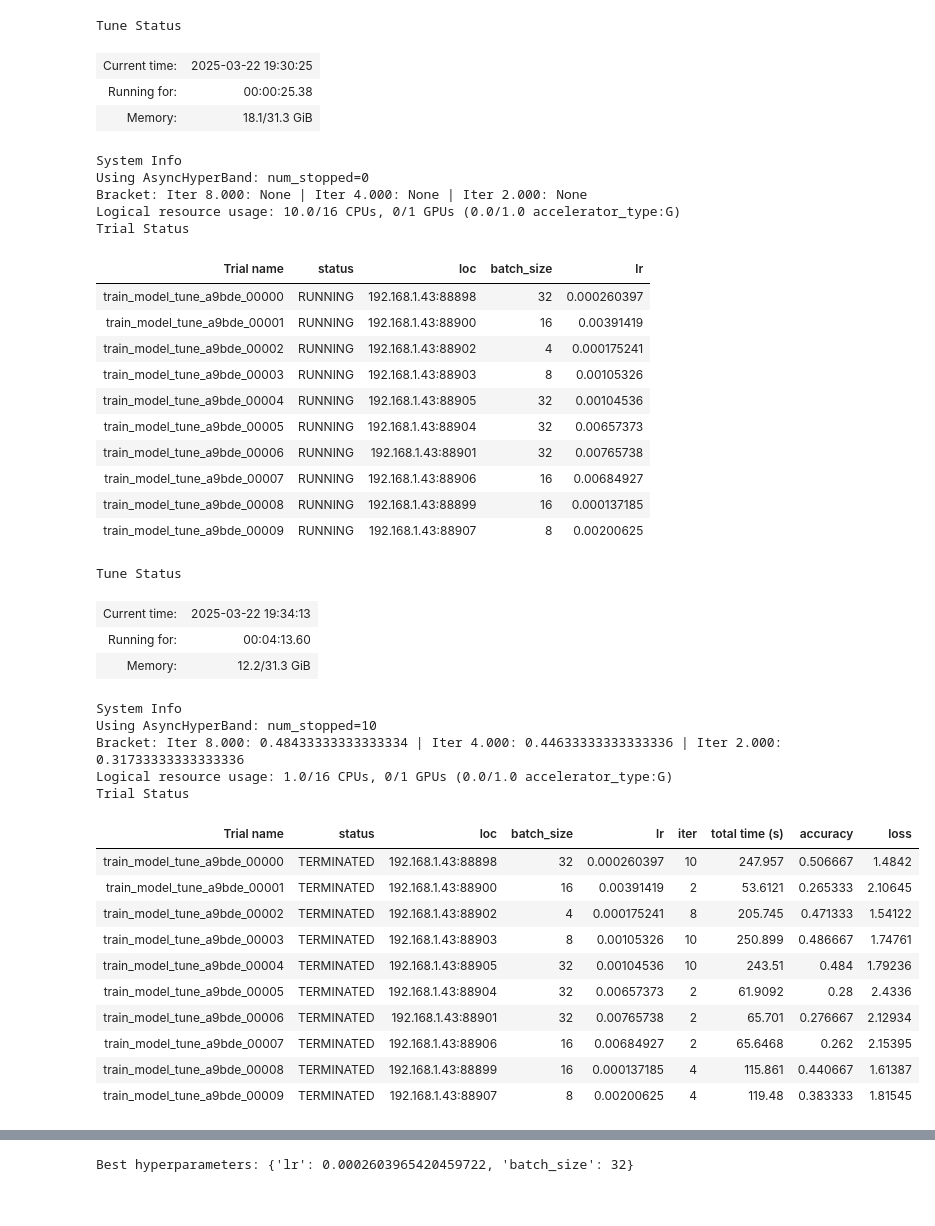
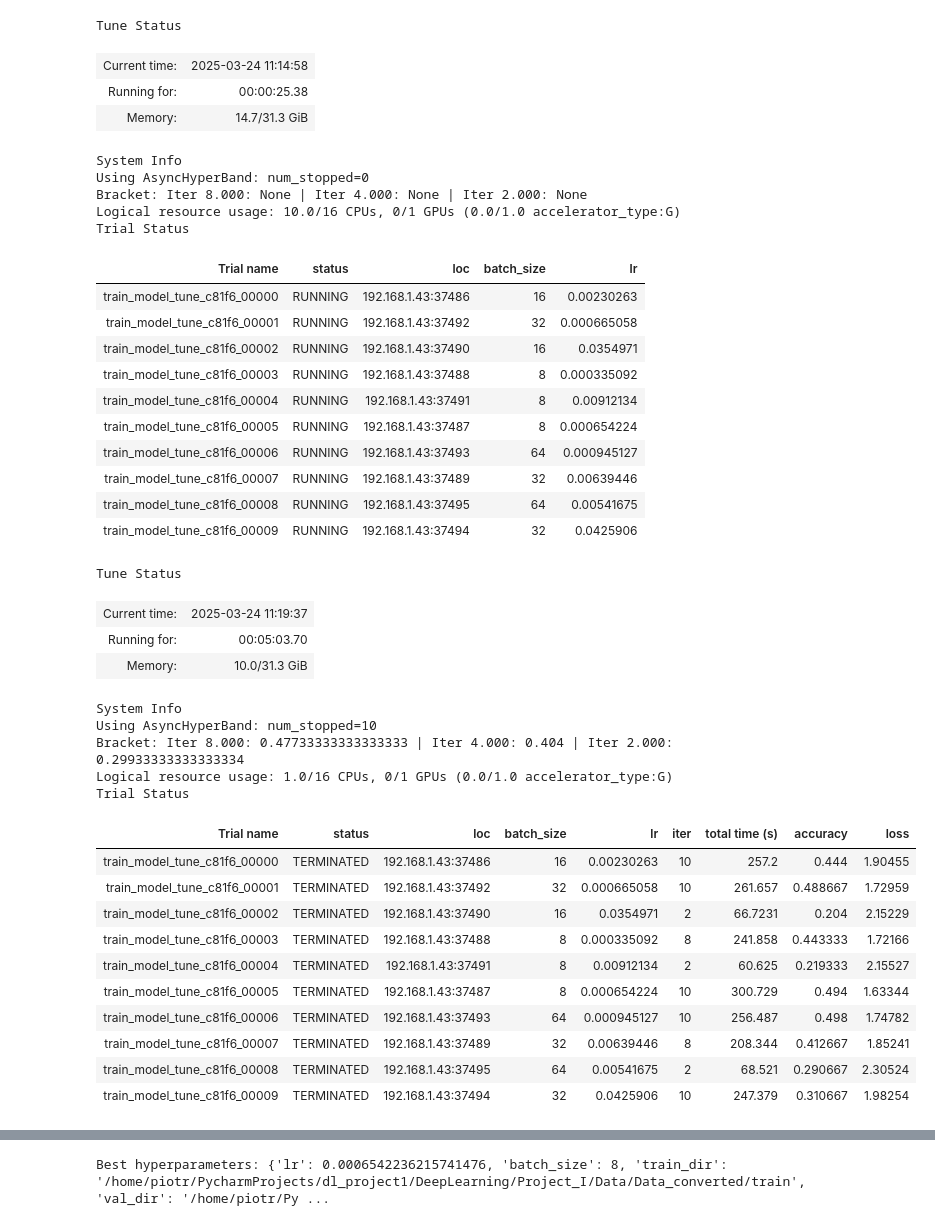
Before and after one commit to Ja-Gk-00/DeepLearning, a Jupyter notebook: Project_I/TrainFineTuning.ipynb, the cells around one changed output, grey strips where cells are left out. Drawn from its saved outputs; the diff is of its cells as text; code cells hidden in the pictures.

```diff
--- a/Project_I/TrainFineTuning.ipynb
+++ b/Project_I/TrainFineTuning.ipynb
@@ -133,17 +124,13 @@ def evaluate(model: nn.Module,
 
     print(f"Test Loss: {avg_test_loss:.4f}, Test Accuracy: {test_acc:.4f}")
     return avg_test_loss, test_acc
-# %%
-# Setup directories and DataLoaders
-train_dir = os.path.abspath("Data/Data_converted/train")
-val_dir = os.path.abspath("Data/Data_converted/valid")
-
-train_loader = DataLoader(train_dir, batch_size=64, shuffle=True, max_per_class=150)
-val_loader = DataLoader(val_dir, batch_size=64, shuffle=False, max_per_class=150)
 # %%
-def train_model_tune(config, train_loader, val_loader, num_epochs=10, device=None):
+def train_model_tune(config, num_epochs=10, device=None):
     if device is None:
         device = torch.device("cuda" if torch.cuda.is_available() else "cpu")
+
+    train_loader = DataLoader(config["train_dir"], batch_size=config["batch_size"], shuffle=True, max_per_class=150)
+    val_loader = DataLoader(config["val_dir"], batch_size=config["batch_size"], shuffle=False, max_per_class=150)
 
     # Instantiate the model dynamically
     model = OptimalCNN(num_classes=10).to(device)
@@ -218,7 +205,9 @@ def setup_worker():
 # %%
 config = {
     "lr": tune.loguniform(1e-4, 1e-1),
-    "batch_size": tune.choice([2, 4, 8, 16, 32, 64, 128])
+    "batch_size": tune.choice([8, 16, 32, 64]),
+    "train_dir": os.path.abspath("Data/Data_converted/train"),
+    "val_dir": os.path.abspath("Data/Data_converted/valid")
 }
 scheduler = ASHAScheduler(metric="accuracy",
                           mode="max",
@@ -234,7 +223,7 @@ ray.init(ignore_reinit_error=True)
 ray.get(setup_worker.remote())
 # Launch hyperparameter search
 tuner = tune.run(
-    tune.with_parameters(train_model_tune, train_loader=train_loader, val_loader=val_loader),
+    tune.with_parameters(train_model_tune),
     config=config,
     num_samples=10,  # Number of trials
     scheduler=scheduler
@@ -250,40 +239,40 @@ print("Best hyperparameters:", best_config)
 Tune Status
-| Current time: | 2025-03-22 19:30:25 |
+| Current time: | 2025-03-24 11:14:58 |
 | Running for: | 00:00:25.38 |
-| Memory: | 18.1/31.3 GiB |
+| Memory: | 14.7/31.3 GiB |
 System Info
 Using AsyncHyperBand: num_stopped=0
 Bracket: Iter 8.000: None | Iter 4.000: None | Iter 2.000: None
 Logical resource usage: 10.0/16 CPUs, 0/1 GPUs (0.0/1.0 accelerator_type:G)
 Trial Status
 | Trial name | status | loc | batch_size | lr |
-| train_model_tune_a9bde_00000 | RUNNING | 192.168.1.43:88898 | 32 | 0.000260397 |
-| train_model_tune_a9bde_00001 | RUNNING | 192.168.1.43:88900 | 16 | 0.00391419 |
-| train_model_tune_a9bde_00002 | RUNNING | 192.168.1.43:88902 | 4 | 0.000175241 |
-| train_model_tune_a9bde_00003 | RUNNING | 192.168.1.43:88903 | 8 | 0.00105326 |
-| train_model_tune_a9bde_00004 | RUNNING | 192.168.1.43:88905 | 32 | 0.00104536 |
-| train_model_tune_a9bde_00005 | RUNNING | 192.168.1.43:88904 | 32 | 0.00657373 |
-| train_model_tune_a9bde_00006 | RUNNING | 192.168.1.43:88901 | 32 | 0.00765738 |
-| train_model_tune_a9bde_00007 | RUNNING | 192.168.1.43:88906 | 16 | 0.00684927 |
-| train_model_tune_a9bde_00008 | RUNNING | 192.168.1.43:88899 | 16 | 0.000137185 |
-| train_model_tune_a9bde_00009 | RUNNING | 192.168.1.43:88907 | 8 | 0.00200625 |
+| train_model_tune_c81f6_00000 | RUNNING | 192.168.1.43:37486 | 16 | 0.00230263 |
+| train_model_tune_c81f6_00001 | RUNNING | 192.168.1.43:37492 | 32 | 0.000665058 |
+| train_model_tune_c81f6_00002 | RUNNING | 192.168.1.43:37490 | 16 | 0.0354971 |
+| train_model_tune_c81f6_00003 | RUNNING | 192.168.1.43:37488 | 8 | 0.000335092 |
+| train_model_tune_c81f6_00004 | RUNNING | 192.168.1.43:37491 | 8 | 0.00912134 |
+| train_model_tune_c81f6_00005 | RUNNING | 192.168.1.43:37487 | 8 | 0.000654224 |
+| train_model_tune_c81f6_00006 | RUNNING | 192.168.1.43:37493 | 64 | 0.000945127 |
+| train_model_tune_c81f6_00007 | RUNNING | 192.168.1.43:37489 | 32 | 0.00639446 |
+| train_model_tune_c81f6_00008 | RUNNING | 192.168.1.43:37495 | 64 | 0.00541675 |
+| train_model_tune_c81f6_00009 | RUNNING | 192.168.1.43:37494 | 32 | 0.0425906 |
 Tune Status
-| Current time: | 2025-03-22 19:34:13 |
-| Running for: | 00:04:13.60 |
-| Memory: | 12.2/31.3 GiB |
+| Current time: | 2025-03-24 11:19:37 |
+| Running for: | 00:05:03.70 |
+| Memory: | 10.0/31.3 GiB |
 System Info
 Using AsyncHyperBand: num_stopped=10
-Bracket: Iter 8.000: 0.48433333333333334 | Iter 4.000: 0.44633333333333336 | Iter 2.000: 0.31733333333333336
+Bracket: Iter 8.000: 0.47733333333333333 | Iter 4.000: 0.404 | Iter 2.000: 0.29933333333333334
 Logical resource usage: 1.0/16 CPUs, 0/1 GPUs (0.0/1.0 accelerator_type:G)
 Trial Status
 | Trial name | status | loc | batch_size | lr | iter | total time (s) | accuracy | loss |
-| train_model_tune_a9bde_00000 | TERMINATED | 192.168.1.43:88898 | 32 | 0.000260397 | 10 | 247.957 | 0.506667 | 1.4842 |
-| train_model_tune_a9bde_00001 | TERMINATED | 192.168.1.43:88900 | 16 | 0.00391419 | 2 | 53.6121 | 0.265333 | 2.10645 |
-| train_model_tune_a9bde_00002 | TERMINATED | 192.168.1.43:88902 | 4 | 0.000175241 | 8 | 205.745 | 0.471333 | 1.54122 |
-| train_model_tune_a9bde_00003 | TERMINATED | 192.168.1.43:88903 | 8 | 0.00105326 | 10 | 250.899 | 0.486667 | 1.74761 |
-| train_model_tune_a9bde_00004 | TERMINATED | 192.168.1.43:88905 | 32 | 0.00104536 | 10 | 243.51 | 0.484 | 1.79236 |
-| train_model_tune_a9bde_00005 | TERMINATED | 192.168.1.43:88904 | 32 | 0.00657373 | 2 | 61.9092 | 0.28 | 2.4336 |
-| train_model_tune_a9bde_00006 | TERMINATED | 192.168.1.43:88901 | 32 | 0.00765738 | 2 | 65.701 | 0.276667 | 2.12934 |
-| train_model_tune_a9bde_00007 | TERMINATED | 192.168.1.43:88906 | 16 | 0.00684927 | 2 | 65.6468 | 0.262 | 2.15395 |
-| train_model_tune_a9bde_00008 | TERMINATED | 192.168.1.43:88899 | 16 | 0.000137185 | 4 | 115.861 | 0.440667 | 1.61387 |
-| train_model_tune_a9bde_00009 | TERMINATED | 192.168.1.43:88907 | 8 | 0.00200625 | 4 | 119.48 | 0.383333 | 1.81545 |
+| train_model_tune_c81f6_00000 | TERMINATED | 192.168.1.43:37486 | 16 | 0.00230263 | 10 | 257.2 | 0.444 | 1.90455 |
+| train_model_tune_c81f6_00001 | TERMINATED | 192.168.1.43:37492 | 32 | 0.000665058 | 10 | 261.657 | 0.488667 | 1.72959 |
+| train_model_tune_c81f6_00002 | TERMINATED | 192.168.1.43:37490 | 16 | 0.0354971 | 2 | 66.7231 | 0.204 | 2.15229 |
+| train_model_tune_c81f6_00003 | TERMINATED | 192.168.1.43:37488 | 8 | 0.000335092 | 8 | 241.858 | 0.443333 | 1.72166 |
+| train_model_tune_c81f6_00004 | TERMINATED | 192.168.1.43:37491 | 8 | 0.00912134 | 2 | 60.625 | 0.219333 | 2.15527 |
+| train_model_tune_c81f6_00005 | TERMINATED | 192.168.1.43:37487 | 8 | 0.000654224 | 10 | 300.729 | 0.494 | 1.63344 |
+| train_model_tune_c81f6_00006 | TERMINATED | 192.168.1.43:37493 | 64 | 0.000945127 | 10 | 256.487 | 0.498 | 1.74782 |
+| train_model_tune_c81f6_00007 | TERMINATED | 192.168.1.43:37489 | 32 | 0.00639446 | 8 | 208.344 | 0.412667 | 1.85241 |
+| train_model_tune_c81f6_00008 | TERMINATED | 192.168.1.43:37495 | 64 | 0.00541675 | 2 | 68.521 | 0.290667 | 2.30524 |
+| train_model_tune_c81f6_00009 | TERMINATED | 192.168.1.43:37494 | 32 | 0.0425906 | 10 | 247.379 | 0.310667 | 1.98254 |
@@ -292,3 +281,3 @@ Trial Status
-Best hyperparameters: {'lr': 0.0002603965420459722, 'batch_size': 32}
+Best hyperparameters: {'lr': 0.0006542236215741476, 'batch_size': 8, 'train_dir': '/home/piotr/PycharmProjects/dl_project1/DeepLearning/Project_I/Data/Data_converted/train', 'val_dir': '/home/piotr/Py ...
 # %%
 best_model = OptimalCNN(num_classes=10)
```
Also changed, not shown: parts of 7 cells of this notebook.
